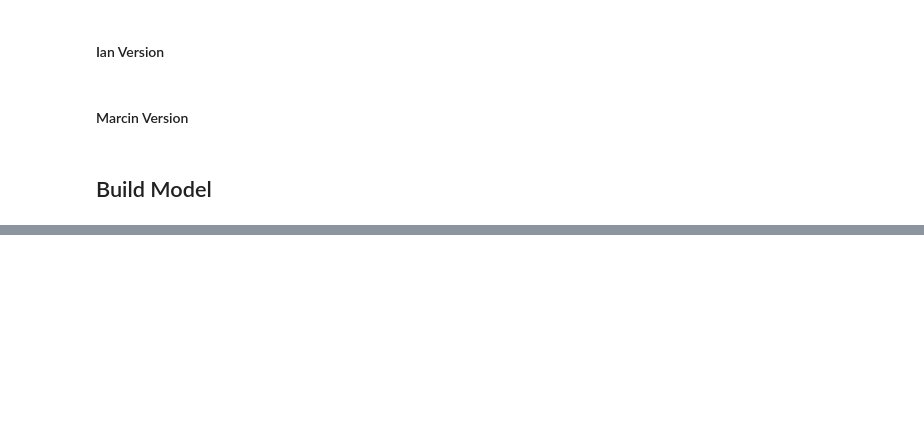
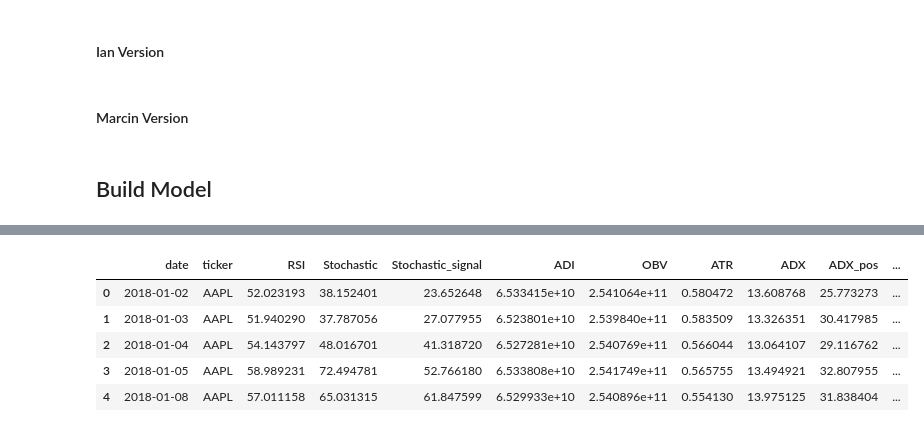
Before and after one commit to marcin-sobocinski/mlchartist, a Jupyter notebook: notebooks/Ian_LSTM_and_process_data.ipynb, the cells around one changed output, grey strips where cells are left out. Cells and saved outputs as stored; diff of their text form; code cells hidden in the pictures; blank space fills up the shorter version.

```diff
--- a/notebooks/Ian_LSTM_and_process_data.ipynb
+++ b/notebooks/Ian_LSTM_and_process_data.ipynb
@@ -159,0 +196,9 @@ from tensorflow.keras import layers
+# %%
+test_set.head()
+# %% [output]
+|  | date | ticker | RSI | Stochastic | Stochastic_signal | ADI | OBV | ATR | ADX | ADX_pos | ... |
+| 0 | 2018-01-02 | AAPL | 52.023193 | 38.152401 | 23.652648 | 6.533415e+10 | 2.541064e+11 | 0.580472 | 13.608768 | 25.773273 | ... |
+| 1 | 2018-01-03 | AAPL | 51.940290 | 37.787056 | 27.077955 | 6.523801e+10 | 2.539840e+11 | 0.583509 | 13.326351 | 30.417985 | ... |
+| 2 | 2018-01-04 | AAPL | 54.143797 | 48.016701 | 41.318720 | 6.527281e+10 | 2.540769e+11 | 0.566044 | 13.064107 | 29.116762 | ... |
+| 3 | 2018-01-05 | AAPL | 58.989231 | 72.494781 | 52.766180 | 6.533808e+10 | 2.541749e+11 | 0.565755 | 13.494921 | 32.807955 | ... |
+| 4 | 2018-01-08 | AAPL | 57.011158 | 65.031315 | 61.847599 | 6.529933e+10 | 2.540896e+11 | 0.554130 | 13.975125 | 31.838404 | ... |
```
Also changed, not shown: parts of 5 cells of this notebook, 1 other file.
